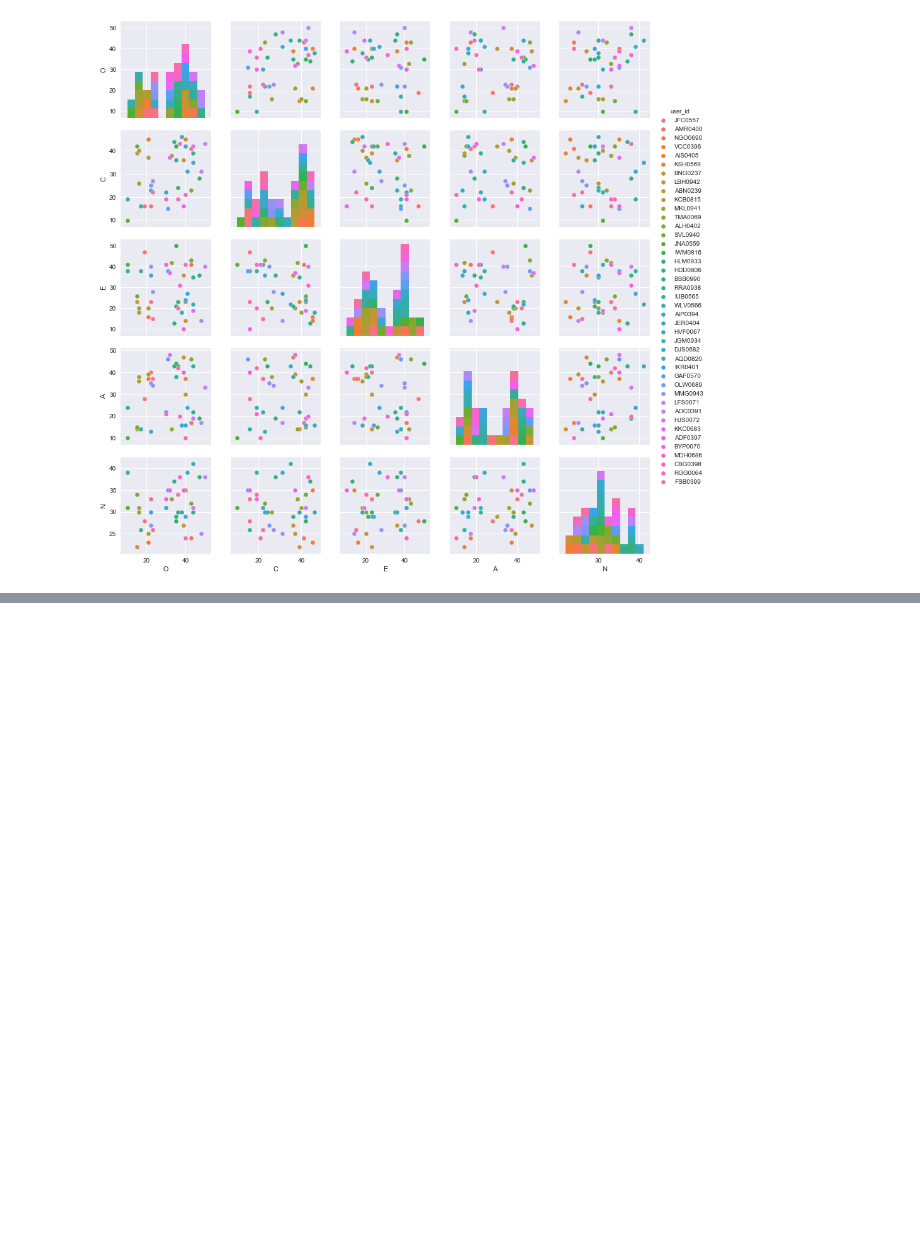
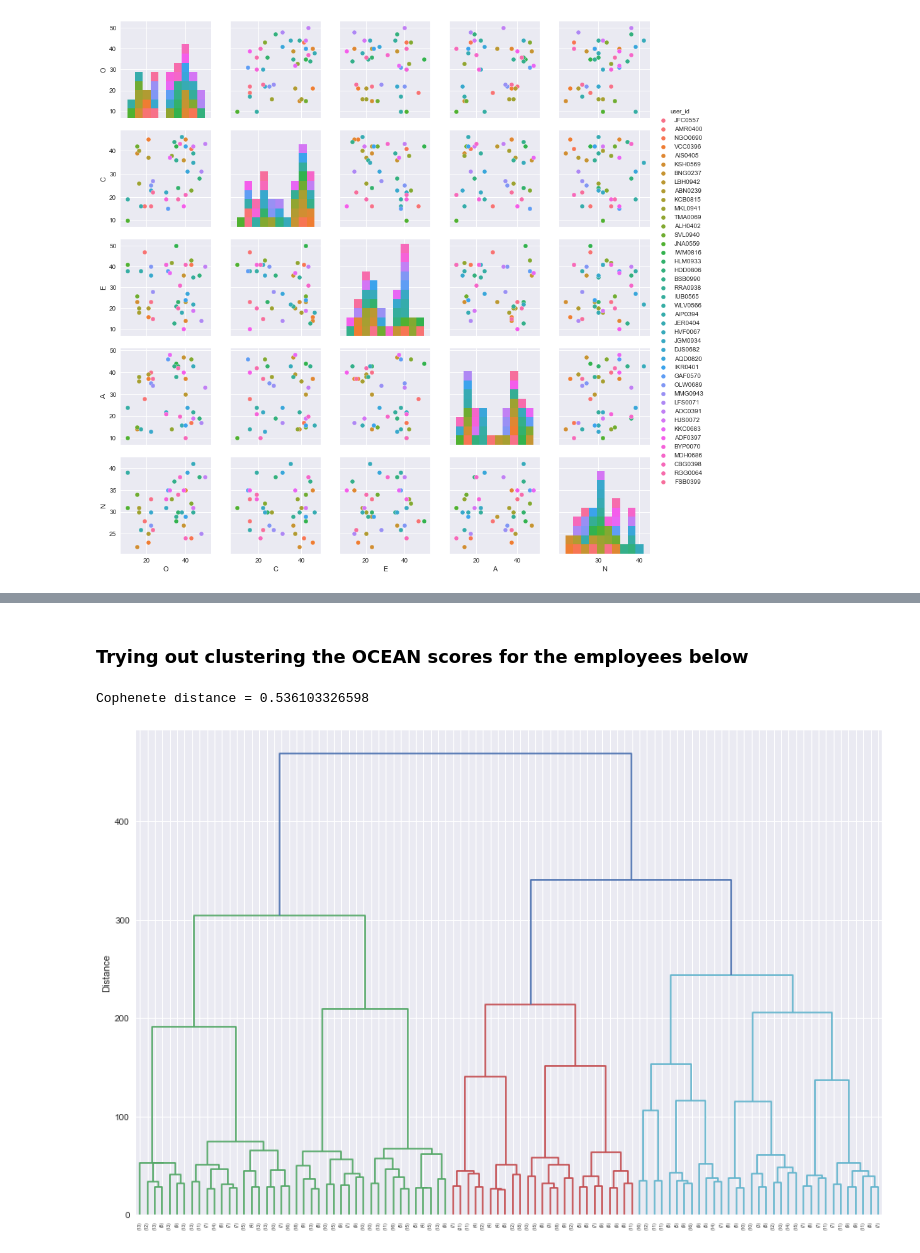
Before and after one commit to TalhaGhaffar/Data-Analytics, a Jupyter notebook: Distribution of OCEAN.ipynb, the cells around one changed output, grey strips where cells are left out. Drawn from its saved outputs; the diff is of its cells as text; code cells hidden in the pictures; blank space fills up the shorter version.

```diff
--- a/Distribution of OCEAN.ipynb
+++ b/Distribution of OCEAN.ipynb
@@ -139,0 +146,18 @@ sns.pairplot(employee_info[employee_info['role']=='SoftwareEngineer'], x_vars=['
+# %% [markdown]
+### Trying out clustering the OCEAN scores for the employees below
+# %%
+data = employee_info[['O','C','E','A','N']].as_matrix(columns=['O','C','E','A','N'])
+# %%
+from scipy.spatial.distance import cdist, pdist
+from scipy.cluster.hierarchy import dendrogram, linkage, cophenet, inconsistent, fcluster
+
+
+Z = linkage(data, method='ward', metric='euclidean') # Calculate linkage.
+fig = plt.figure(figsize=(15, 10))
+plt.ylabel('Distance')
+dn = dendrogram(Z, truncate_mode='lastp', p = 100)
+c, coph_dists = cophenet(Z, pdist(data))
+print("Cophenete distance = " +  str(c))
+# %% [output]
+Cophenete distance = 0.536103326598
+[figure, added]
```
Also changed, not shown: parts of 6 cells of this notebook, 2 other files.
